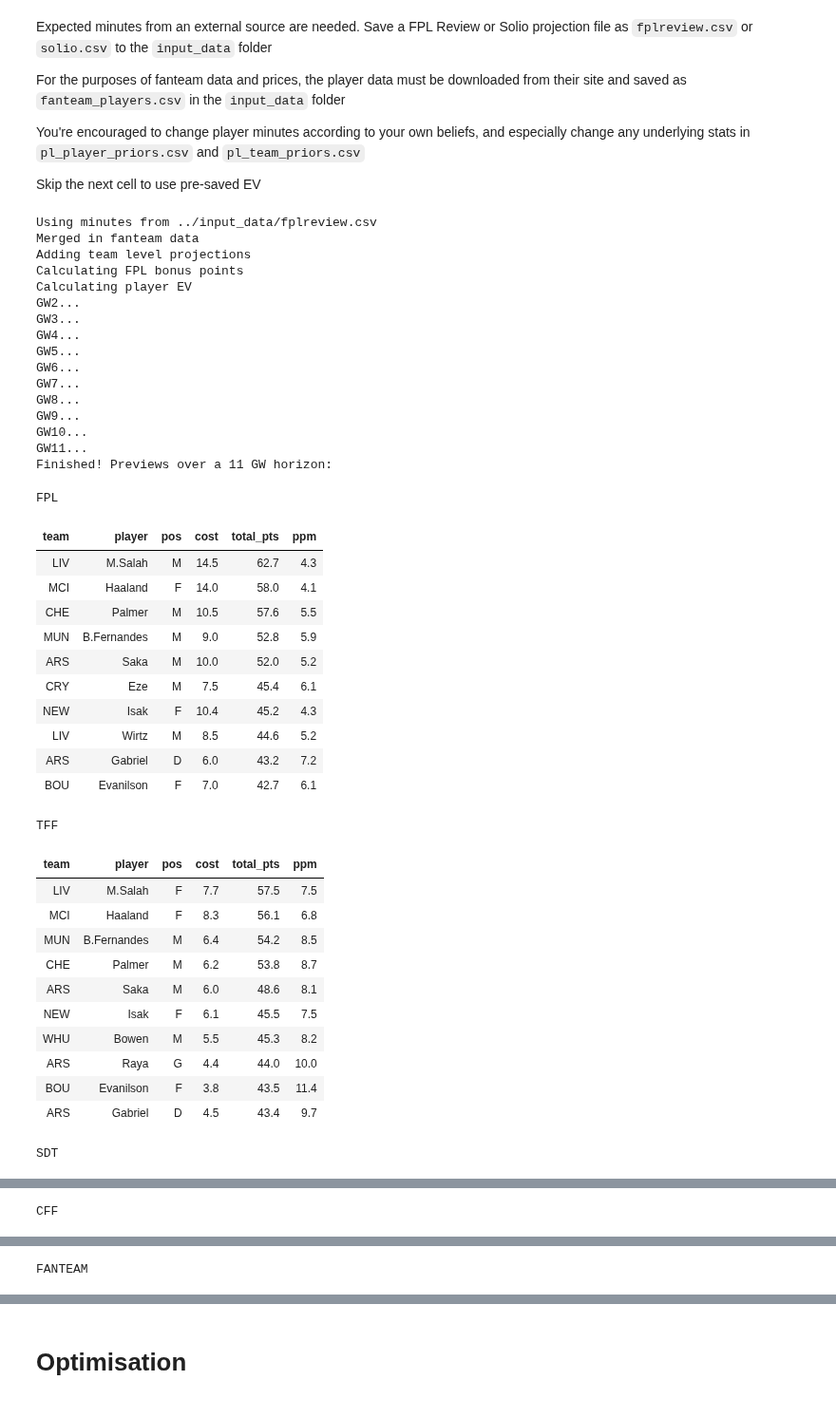
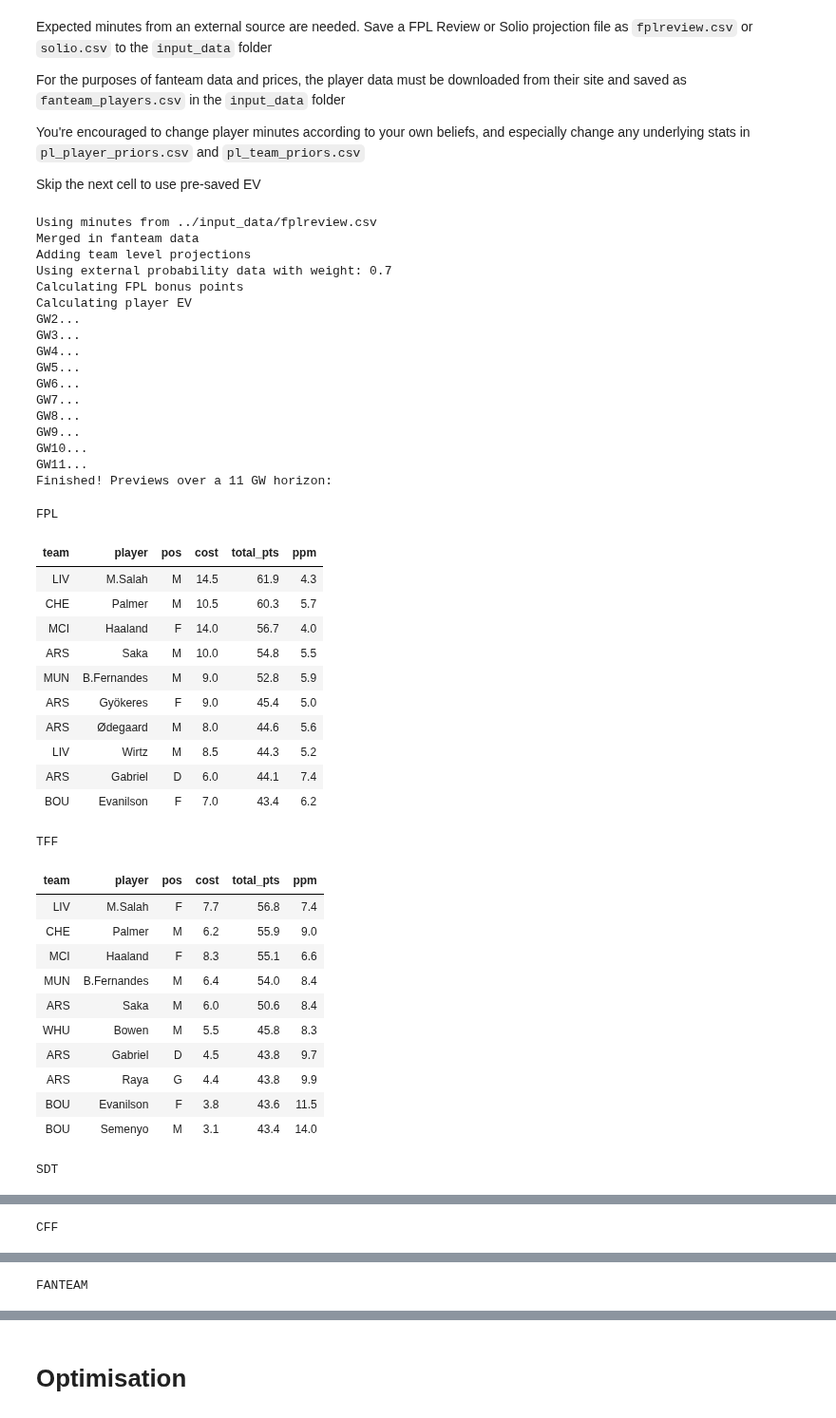
Before and after one commit to SamTroy/multi_ff_opt, a Jupyter notebook: run/run.ipynb, the cells around one changed output, grey strips where cells are left out. Shown at 95% size. Drawn from its saved outputs; the diff is of its cells as text; code cells hidden in the pictures.

```diff
--- a/run/run.ipynb
+++ b/run/run.ipynb
@@ -1091,7 +1091,7 @@ def fanteam_ev_calc(player_dict, opp_dict, team_dict, fpl_gw=1, e_npg=0.3, e_pen
     return mins_ev + wl_ev + g_ev + pen_ev + sot_ev + a_ev + cs_ev + gc_ev + sv_ev + misc_ev
 # %%
 def generate_ev(custom_fixtures=None, exclude_past_games=True, last_date=None, xmin_cutoff=0, aux_weight=0.8, formats='tff',
-                write_to_csv=True, write_to_excel=True, write_fanteam_for_colab=True):
+                write_to_csv=True, write_to_excel=True, write_fanteam_for_colab=True, write_to_archive=False):
 
     if isinstance(formats, str):
         formats = [formats]
@@ -1110,6 +1110,13 @@ def generate_ev(custom_fixtures=None, exclude_past_games=True, last_date=None, x
         fdf.reset_index(drop=True)
 
     fdf = define_games_post_deadlines(fdf)
+
+    # # Uncomment to use past fixtures
+    # fdf['future_fpl_game'] = True
+    # fdf['future_tff_game'] = True
+    # fdf['future_cff_game'] = True
+    # fdf['future_sdt_game'] = True
+    # fdf['future_fanteam_game'] = True
 
     player_data = player_data_gen(fixture_df = fdf)
     team_data = get_team_data()
@@ -1279,6 +1286,13 @@ def generate_ev(custom_fixtures=None, exclude_past_games=True, last_date=None, x
             if frame is not None:
                 frame.to_excel(writer, sheet_name = name, index=False)
         writer.close()
+    if write_to_archive and len(gw_progress_list)>4.5:
+        writer = pd.ExcelWriter(f'../output/archive/all_ev_gw{gw_progress_list[0]}.xlsx', engine='xlsxwriter')
+        for name, frame in results_dict.items():
+            if frame is not None:
+                frame.to_excel(writer, sheet_name = name, index=False)
+        writer.close()
+
     # To save in a viable format for Sertalp's Colab solver
     if write_fanteam_for_colab:
         ft_colab = fanteam_ev.copy()
@@ -1419,48 +1433,49 @@ You're encouraged to change player minutes according to your own beliefs, and es
 
 Skip the next cell to use pre-saved EV
 # %%
-ev_results = generate_ev(last_date=11, xmin_cutoff=10, aux_weight=0, formats=['fpl','tff', 'sdt', 'cff', 'fanteam'],
-                         write_to_csv=True, write_to_excel=True, write_fanteam_for_colab=True)
+ev_results = generate_ev(last_date=11, xmin_cutoff=10, aux_weight=0.7, formats=['fpl', 'tff', 'sdt', 'cff', 'fanteam'],
+                         write_to_csv=True, write_to_excel=True, write_fanteam_for_colab=True, write_to_archive=True)
 # %% [output]
 Using minutes from ../input_data/fplreview.csv
 Merged in fanteam data
 Adding team level projections
+Using external probability data with weight: 0.7
 Calculating FPL bonus points
 Calculating player EV
 GW2...
 GW3...
 GW4...
 GW5...
 GW6...
 GW7...
 GW8...
 GW9...
 GW10...
 GW11...
 Finished! Previews over a 11 GW horizon:
 FPL
 | team | player | pos | cost | total_pts | ppm |
-| LIV | M.Salah | M | 14.5 | 62.7 | 4.3 |
-| MCI | Haaland | F | 14.0 | 58.0 | 4.1 |
-| CHE | Palmer | M | 10.5 | 57.6 | 5.5 |
+| LIV | M.Salah | M | 14.5 | 61.9 | 4.3 |
+| CHE | Palmer | M | 10.5 | 60.3 | 5.7 |
+| MCI | Haaland | F | 14.0 | 56.7 | 4.0 |
+| ARS | Saka | M | 10.0 | 54.8 | 5.5 |
 | MUN | B.Fernandes | M | 9.0 | 52.8 | 5.9 |
-| ARS | Saka | M | 10.0 | 52.0 | 5.2 |
-| CRY | Eze | M | 7.5 | 45.4 | 6.1 |
-| NEW | Isak | F | 10.4 | 45.2 | 4.3 |
-| LIV | Wirtz | M | 8.5 | 44.6 | 5.2 |
-| ARS | Gabriel | D | 6.0 | 43.2 | 7.2 |
-| BOU | Evanilson | F | 7.0 | 42.7 | 6.1 |
+| ARS | Gyökeres | F | 9.0 | 45.4 | 5.0 |
+| ARS | Ødegaard | M | 8.0 | 44.6 | 5.6 |
+| LIV | Wirtz | M | 8.5 | 44.3 | 5.2 |
+| ARS | Gabriel | D | 6.0 | 44.1 | 7.4 |
+| BOU | Evanilson | F | 7.0 | 43.4 | 6.2 |
 TFF
 | team | player | pos | cost | total_pts | ppm |
-| LIV | M.Salah | F | 7.7 | 57.5 | 7.5 |
-| MCI | Haaland | F | 8.3 | 56.1 | 6.8 |
-| MUN | B.Fernandes | M | 6.4 | 54.2 | 8.5 |
-| CHE | Palmer | M | 6.2 | 53.8 | 8.7 |
-| ARS | Saka | M | 6.0 | 48.6 | 8.1 |
-| NEW | Isak | F | 6.1 | 45.5 | 7.5 |
-| WHU | Bowen | M | 5.5 | 45.3 | 8.2 |
-| ARS | Raya | G | 4.4 | 44.0 | 10.0 |
-| BOU | Evanilson | F | 3.8 | 43.5 | 11.4 |
-| ARS | Gabriel | D | 4.5 | 43.4 | 9.7 |
+| LIV | M.Salah | F | 7.7 | 56.8 | 7.4 |
+| CHE | Palmer | M | 6.2 | 55.9 | 9.0 |
+| MCI | Haaland | F | 8.3 | 55.1 | 6.6 |
+| MUN | B.Fernandes | M | 6.4 | 54.0 | 8.4 |
+| ARS | Saka | M | 6.0 | 50.6 | 8.4 |
+| WHU | Bowen | M | 5.5 | 45.8 | 8.3 |
+| ARS | Gabriel | D | 4.5 | 43.8 | 9.7 |
+| ARS | Raya | G | 4.4 | 43.8 | 9.9 |
+| BOU | Evanilson | F | 3.8 | 43.6 | 11.5 |
+| BOU | Semenyo | M | 3.1 | 43.4 | 14.0 |
 SDT
 | team | player | pos | cost | total_pts | ppm |
```
Also changed, not shown: parts of 10 cells of this notebook, 5 other files.
